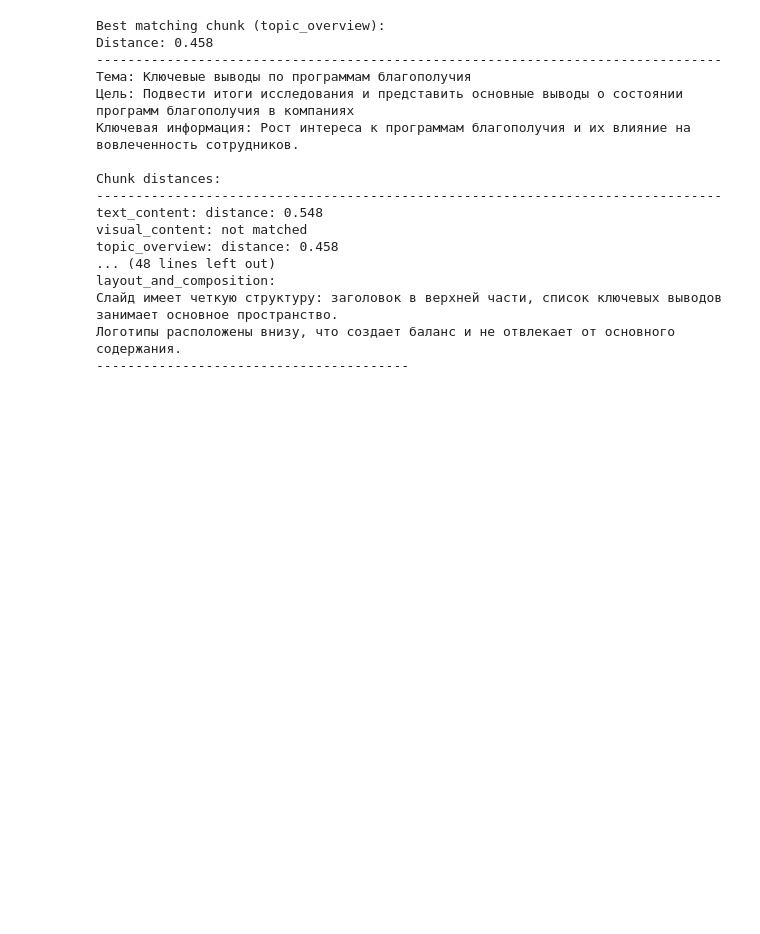
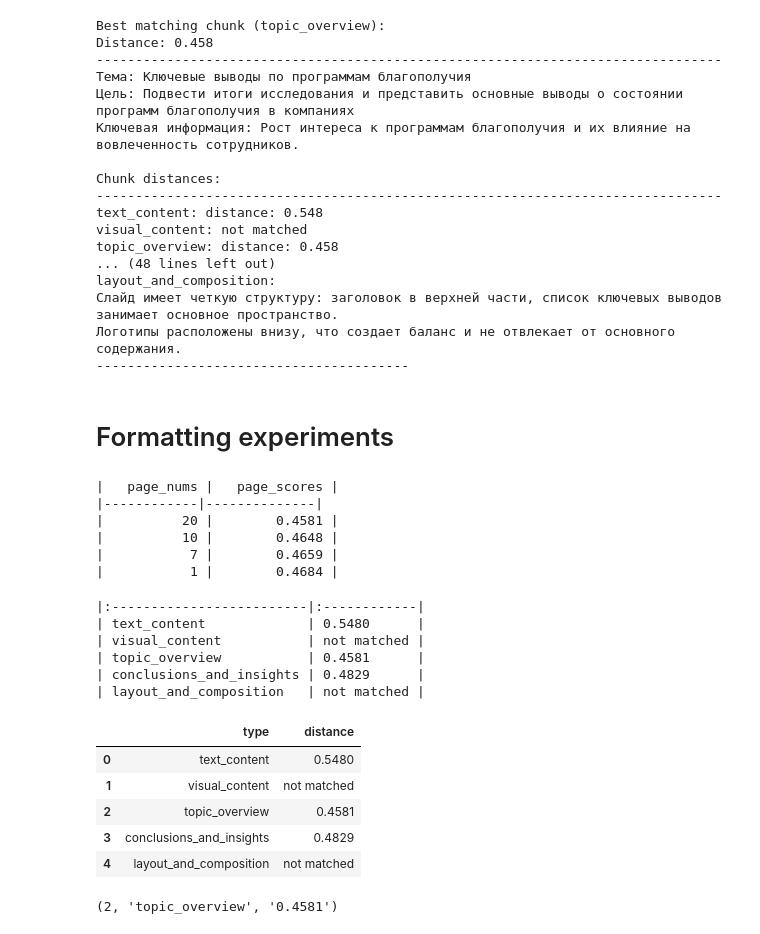
Before and after one commit to tambovtsev-io/presentation-search, a Jupyter notebook: notebooks/rag/chroma_queries.ipynb, the cells around one changed output. Cells and saved outputs as stored; diff of their text form; code cells hidden in the pictures; blank space fills up the shorter version.

```diff
--- a/notebooks/rag/chroma_queries.ipynb
+++ b/notebooks/rag/chroma_queries.ipynb
@@ -574,3 +574,57 @@ layout_and_composition:
 Слайд имеет четкую структуру: заголовок в верхней части, список ключевых выводов занимает основное пространство.
 Логотипы расположены внизу, что создает баланс и не отвлекает от основного содержания.
 ----------------------------------------
+# %% [markdown]
+# Formatting experiments
+# %%
+import pandas as pd
+pres_res = results[0]
+page_nums = [s.page_num+1 for s in pres_res.slides]
+page_scores = [s.best_score for s in pres_res.slides]
+df = pd.DataFrame(dict(
+    page_nums=page_nums,
+    page_scores=[f"{x:.4f}" for x in page_scores],
+))
+print(df.to_markdown(index=False).replace(":", ""))
+# %% [output]
+|   page_nums |   page_scores |
+|------------|--------------|
+|          20 |        0.4581 |
+|          10 |        0.4648 |
+|           7 |        0.4659 |
+|           1 |        0.4684 |
+# %%
+result_page = pres_res.slides[0]
+df = pd.DataFrame(result_page.chunk_distances, index=["distance"]).T
+df["distance"] = df["distance"].apply(lambda x: f"{x:.4f}" if x is not None else "not matched")
+# df.columns = ["chunk type", "distance"]
+print(df.to_markdown())
+df.reset_index(names="type")
+# %% [output]
+|:-------------------------|:------------|
+| text_content             | 0.5480      |
+| visual_content           | not matched |
+| topic_overview           | 0.4581      |
+| conclusions_and_insights | 0.4829      |
+| layout_and_composition   | not matched |
+|  | type | distance |
+| 0 | text_content | 0.5480 |
+| 1 | visual_content | not matched |
+| 2 | topic_overview | 0.4581 |
+| 3 | conclusions_and_insights | 0.4829 |
+| 4 | layout_and_composition | not matched |
+# %%
+chunk_df = (
+        pd.DataFrame(result_page.chunk_distances, index=["distance"])
+        .T.assign(
+            distance=lambda df_: df_["distance"].apply(
+                lambda x: f"{x:.4f}" if x is not None else "not matched"
+            )
+        )
+        .reset_index(names="chunk type")
+        .sort_values("distance")
+    )
+i, (chunk_type, distance) = next(iter(chunk_df.iterrows()))
+i, chunk_type, distance
+# %% [output]
+(2, 'topic_overview', '0.4581')
```
Also changed, not shown: parts of 1 cell of this notebook, 5 other files.
